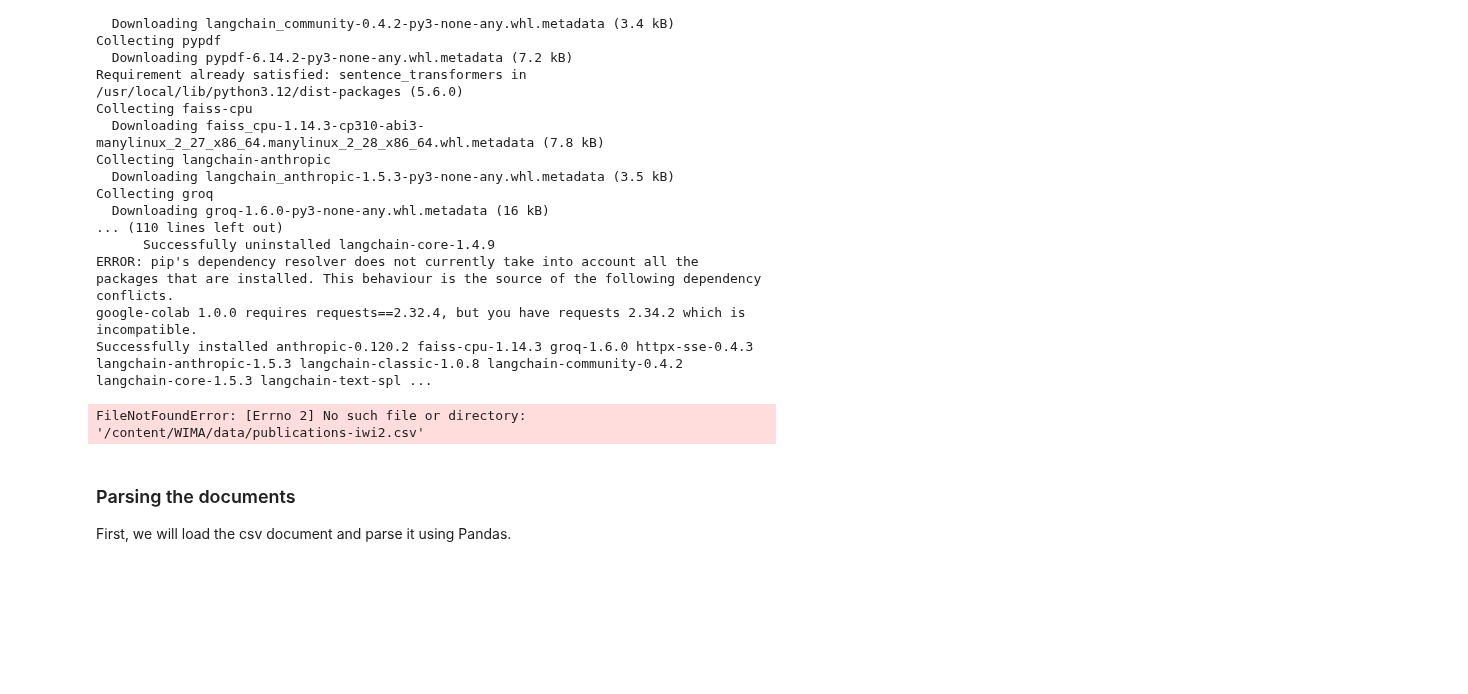
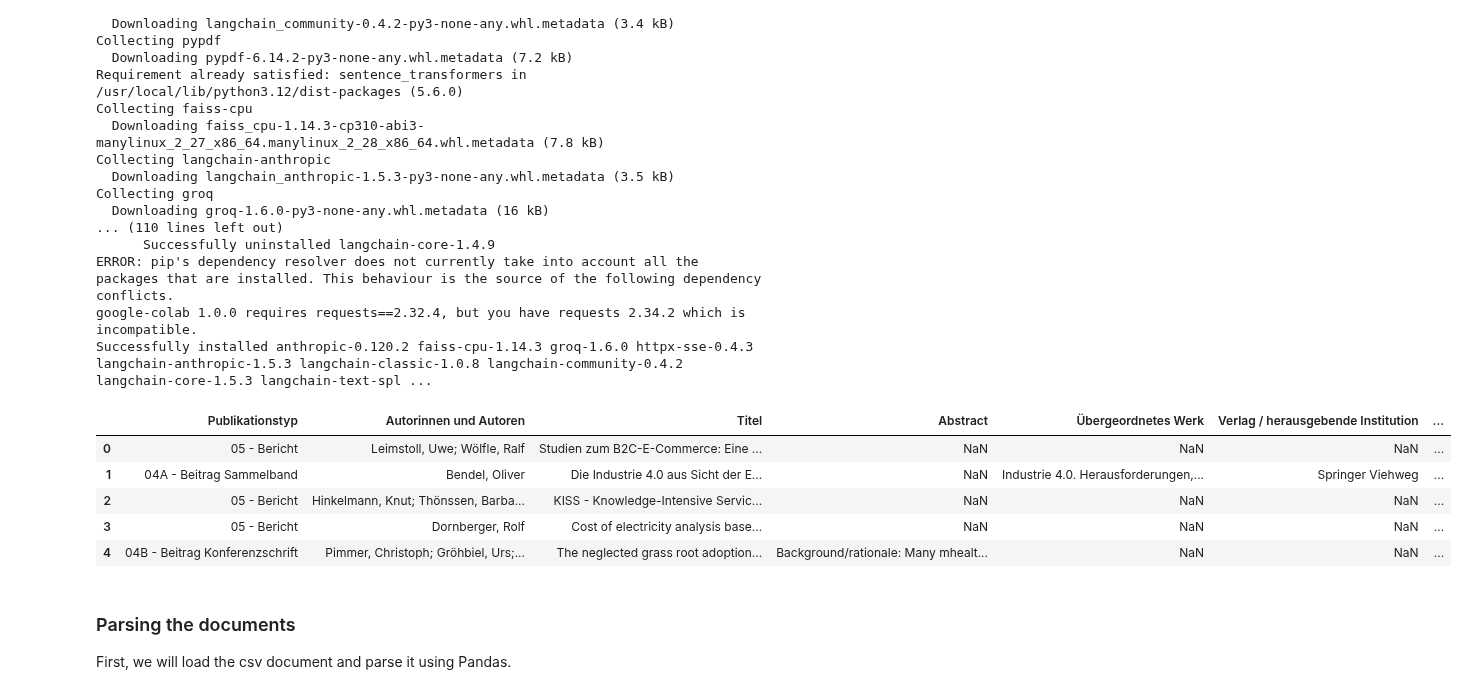
Before and after one commit to fwitschel/WIMA, a Jupyter notebook: notebooks/Expert_RAG_IRF.ipynb, the cells around one changed output. Saved outputs shown, nothing was run; the diff lists cells and outputs as text; code cells hidden in the pictures; blank space fills up the shorter version.

Commit message:
loading new publication file now works

```diff
--- a/notebooks/Expert_RAG_IRF.ipynb
+++ b/notebooks/Expert_RAG_IRF.ipynb
@@ -60,10 +60,15 @@ from qdrant_client.models import (
 # %%
 import pandas as pd
 import csv
-df = pd.read_table('/content/WIMA/data/publications-iwi2.csv', sep=r"|")
+df = pd.read_table('/content/WIMA/data/publications-iwi.csv', sep="|")
 df.head()
 # %% [output]
-FileNotFoundError: [Errno 2] No such file or directory: '/content/WIMA/data/publications-iwi2.csv'
+|  | Publikationstyp | Autorinnen und Autoren | Titel | Abstract | Übergeordnetes Werk | Verlag / herausgebende Institution | ... |
+| 0 | 05 - Bericht | Leimstoll, Uwe; Wölfle, Ralf | Studien zum B2C-E-Commerce: Eine ... | NaN | NaN | NaN | ... |
+| 1 | 04A - Beitrag Sammelband | Bendel, Oliver | Die Industrie 4.0 aus Sicht der E... | NaN | Industrie 4.0. Herausforderungen,... | Springer Viehweg | ... |
+| 2 | 05 - Bericht | Hinkelmann, Knut; Thönssen, Barba... | KISS - Knowledge-Intensive Servic... | NaN | NaN | NaN | ... |
+| 3 | 05 - Bericht | Dornberger, Rolf | Cost of electricity analysis base... | NaN | NaN | NaN | ... |
+| 4 | 04B - Beitrag Konferenzschrift | Pimmer, Christoph; Gröhbiel, Urs;... | The neglected grass root adoption... | Background/rationale: Many mhealt... | NaN | NaN | ... |
 # %% [markdown]
 ### Parsing the documents
 First, we will load the csv document and parse it using Pandas.
```
Also changed, not shown: parts of 1 cell of this notebook.
